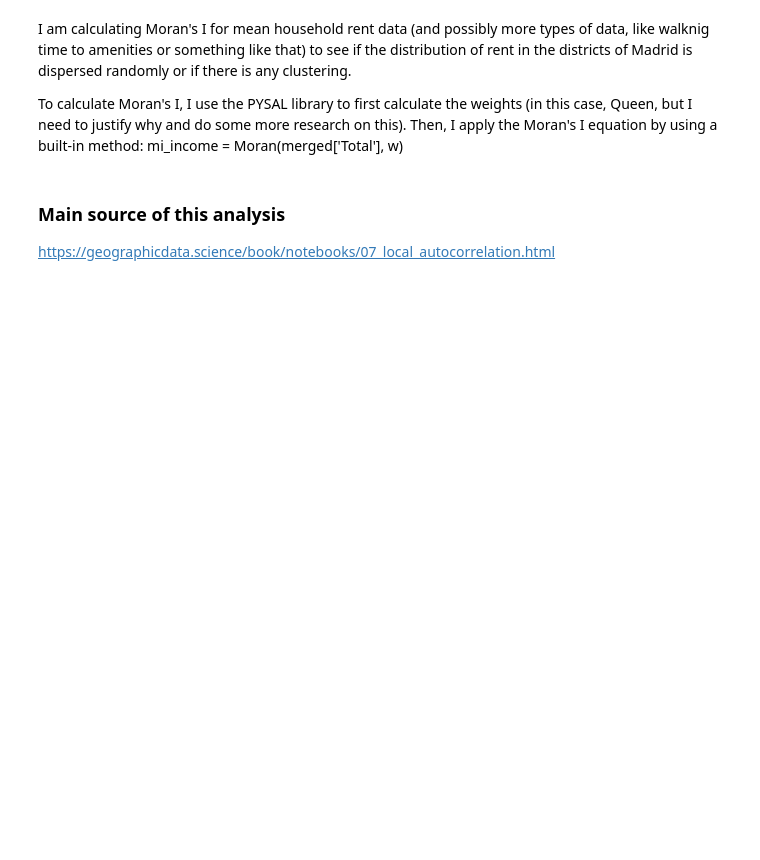
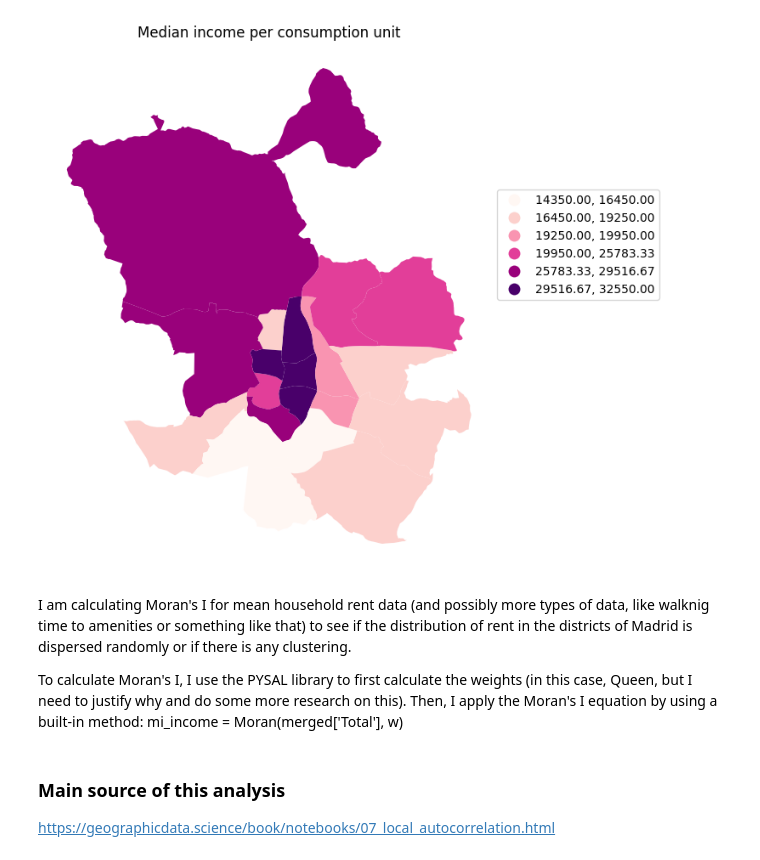
Before and after one commit to carobs9/thesis_project, a Jupyter notebook: segregation_indices/segregation_test.ipynb, the cells around one changed output. Cells and saved outputs as stored; diff of their text form; code cells hidden in the pictures; blank space fills up the shorter version.

```diff
--- a/segregation_indices/segregation_test.ipynb
+++ b/segregation_indices/segregation_test.ipynb
@@ -1,3 +50,36 @@
+# %%
+# Set up a single plot
+f, ax = plt.subplots(figsize=(8, 8))
+
+# Plot the map for just one variable
+gdf.plot(
+    column="Median income per consumption unit",
+    ax=ax,
+    scheme="Quantiles",
+    k=6,  # Number of quantiles
+    legend=True,
+    legend_kwds={
+        "loc": "lower left",
+        "bbox_to_anchor": (1, 0.5),  # Position the legend outside the plot area
+        "borderaxespad": 0.5  # Padding between the legend and the plot
+    },
+    linewidth=10,
+    cmap="RdPu",
+)
+
+# Remove axis clutter
+ax.set_axis_off()
+# Set the title for the plot
+ax.set_title("Median income per consumption unit")
+
+# Display the plot
+plt.show()
+
+# Optionally, save the figure if cfg.SAVE_FIGURES is True
+if cfg.SAVE_FIGURES:
+    f.savefig(cfg.FIGURES_PATH / 'median_income_distribution.png', dpi=300, bbox_inches='tight')
+# %% [output]
+[figure, added]
 # %% [markdown]
 I am calculating Moran's I for mean household rent data (and possibly more types of data, like walknig time to amenities or something like that) to see if the distribution of rent in the districts of Madrid is dispersed randomly or if there is any clustering.
 
```
Also changed, not shown: parts of 12 cells of this notebook, 6 other files.
